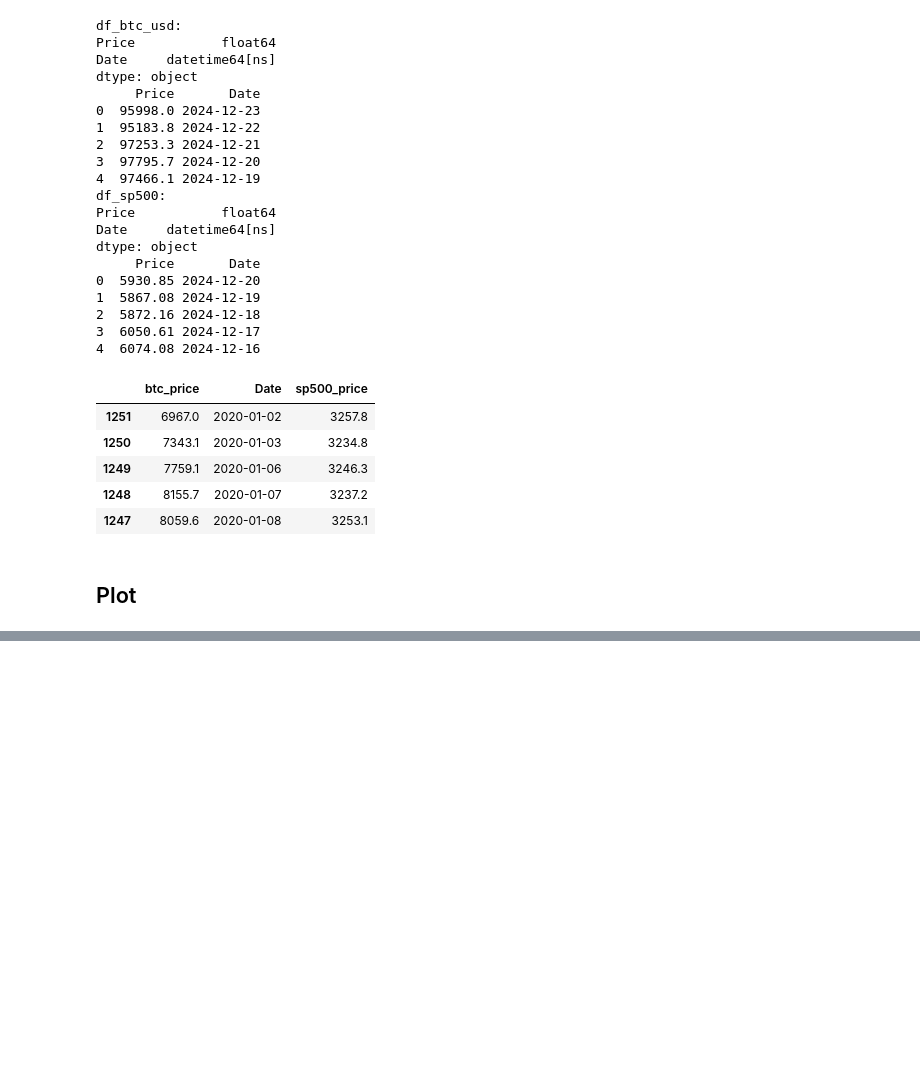
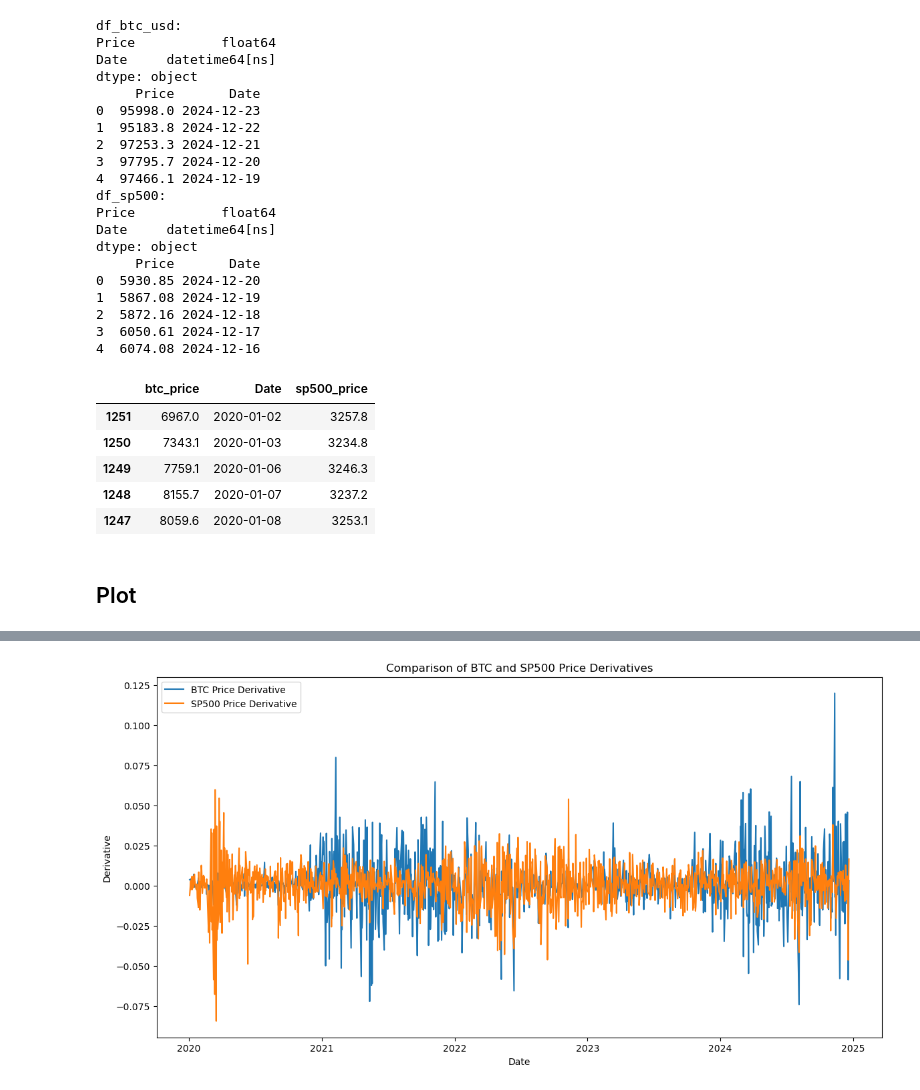
Before and after one commit to campa/finance-data-pipeline, a Jupyter notebook: eda.ipynb, the cells around one changed output, grey strips where cells are left out. Cells and saved outputs as stored; diff of their text form; code cells hidden in the pictures; blank space fills up the shorter version.

```diff
--- a/eda.ipynb
+++ b/eda.ipynb
@@ -157,0 +141,20 @@ plt.show()
+# %%
+# Calculate the derivatives
+df_btc_sp500['btc_price_derivative'] = df_btc_sp500['btc_price_scaled'].diff()
+df_btc_sp500['sp500_price_derivative'] = df_btc_sp500['sp500_price_scaled'].diff()
+
+# Drop the first row with NaN values due to the diff() operation
+df_btc_sp500.dropna(inplace=True)
+
+# Plot the derivatives
+plt.figure(figsize=(14, 7))
+sns.lineplot(data=df_btc_sp500, x='Date', y='btc_price_derivative', label='BTC Price Derivative')
+sns.lineplot(data=df_btc_sp500, x='Date', y='sp500_price_derivative', label='SP500 Price Derivative')
+
+plt.xlabel("Date")
+plt.ylabel("Derivative")
+plt.title("Comparison of BTC and SP500 Price Derivatives")
+plt.legend()
+plt.show()
+# %% [output]
+[figure, added]
```
Also changed, not shown: parts of 25 cells of this notebook, 2 other files.
